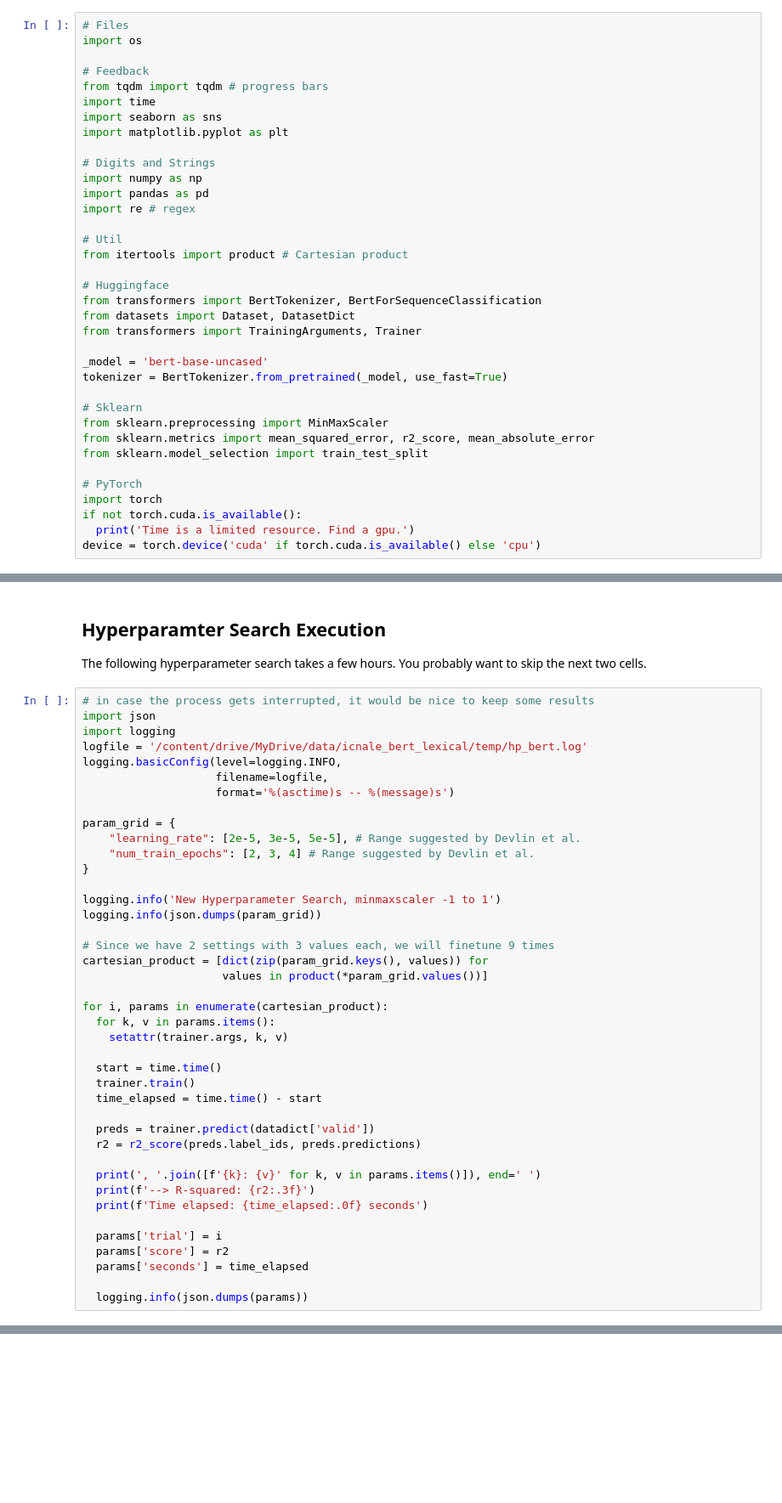
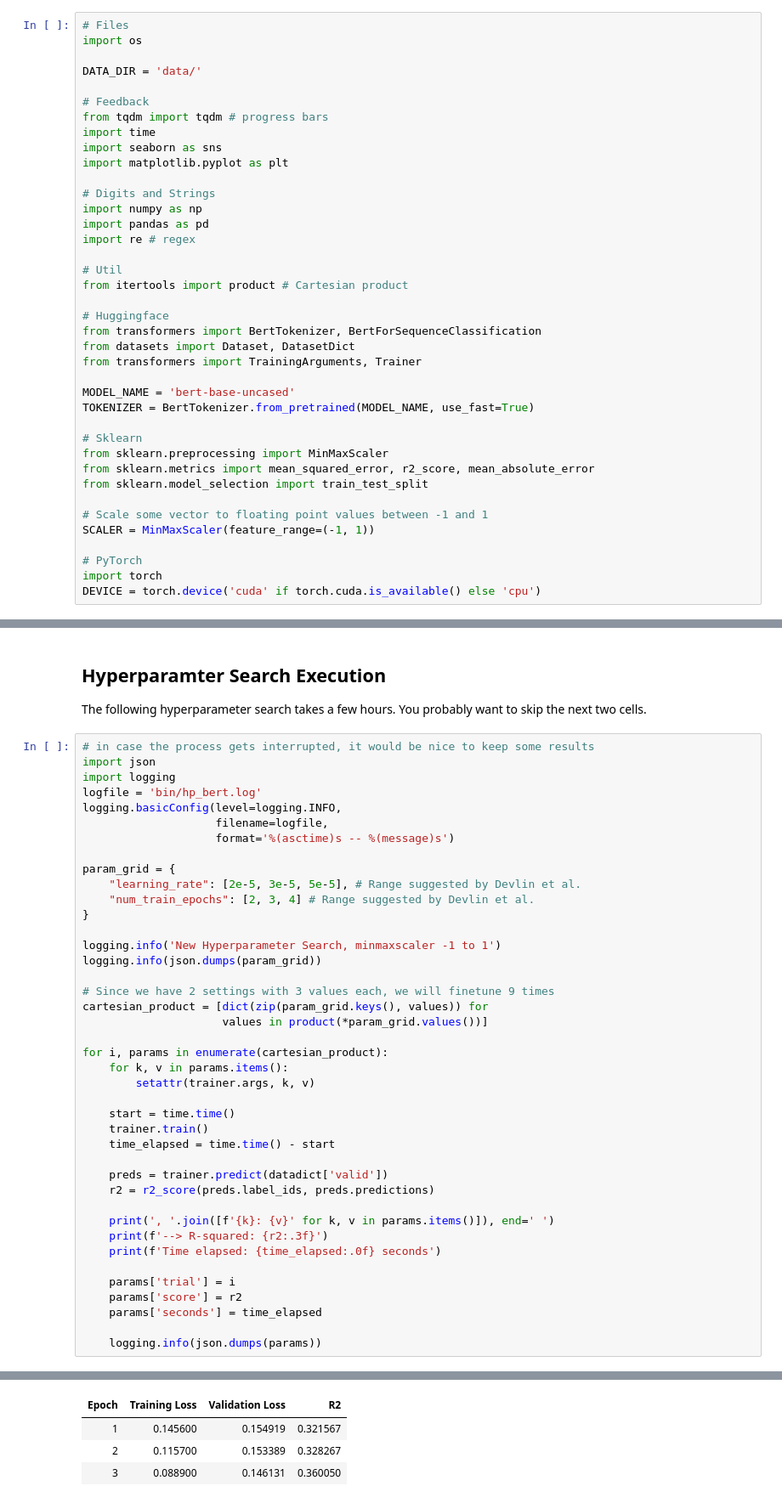
Before and after one commit to langdonholmes/lexical_analysis, a Jupyter notebook: ICNALE_lexical_finetune_bert.ipynb, the cells around one changed output, grey strips where cells are left out. Shown at 85% size. Cells and saved outputs as stored; diff of their text form; blank space fills up the shorter version.

```diff
--- a/ICNALE_lexical_finetune_bert.ipynb
+++ b/ICNALE_lexical_finetune_bert.ipynb
@@ -24,6 +8,8 @@ datascience 0.10.6 requires folium==0.2.1, but you have folium 0.8.3 which is in
 # %%
 # Files
 import os
+
+DATA_DIR = 'data/'
 
 # Feedback
 from tqdm import tqdm # progress bars
@@ -44,19 +30,20 @@ from transformers import BertTokenizer, BertForSequenceClassification
 from datasets import Dataset, DatasetDict
 from transformers import TrainingArguments, Trainer
 
-_model = 'bert-base-uncased'
-tokenizer = BertTokenizer.from_pretrained(_model, use_fast=True)
+MODEL_NAME = 'bert-base-uncased'
+TOKENIZER = BertTokenizer.from_pretrained(MODEL_NAME, use_fast=True)
 
 # Sklearn
 from sklearn.preprocessing import MinMaxScaler
 from sklearn.metrics import mean_squared_error, r2_score, mean_absolute_error
 from sklearn.model_selection import train_test_split
 
+# Scale some vector to floating point values between -1 and 1
+SCALER = MinMaxScaler(feature_range=(-1, 1))
+
 # PyTorch
 import torch
-if not torch.cuda.is_available():
-  print('Time is a limited resource. Find a gpu.')
-device = torch.device('cuda' if torch.cuda.is_available() else 'cpu')
+DEVICE = torch.device('cuda' if torch.cuda.is_available() else 'cpu')
 # %% [markdown]
 ## Data
 There are a lot of options to experiment with here, so let's manage them with a class.
@@ -209,7 +167,7 @@ The following hyperparameter search takes a few hours. You probably want to skip
 # in case the process gets interrupted, it would be nice to keep some results
 import json
 import logging
-logfile = '/content/drive/MyDrive/data/icnale_bert_lexical/temp/hp_bert.log'
+logfile = 'bin/hp_bert.log'
 logging.basicConfig(level=logging.INFO,
                     filename=logfile,
                     format='%(asctime)s -- %(message)s')
@@ -227,22 +185,23 @@ cartesian_product = [dict(zip(param_grid.keys(), values)) for
                      values in product(*param_grid.values())]
 
 for i, params in enumerate(cartesian_product):
-  for k, v in params.items():
-    setattr(trainer.args, k, v)
+    for k, v in params.items():
+        setattr(trainer.args, k, v)
 
-  start = time.time()
-  trainer.train()
-  time_elapsed = time.time() - start
+    start = time.time()
+    trainer.train()
+    time_elapsed = time.time() - start
 
-  preds = trainer.predict(datadict['valid'])
-  r2 = r2_score(preds.label_ids, preds.predictions)
+    preds = trainer.predict(datadict['valid'])
+    r2 = r2_score(preds.label_ids, preds.predictions)
 
-  print(', '.join([f'{k}: {v}' for k, v in params.items()]), end=' ')
-  print(f'--> R-squared: {r2:.3f}')
-  print(f'Time elapsed: {time_elapsed:.0f} seconds')
+    print(', '.join([f'{k}: {v}' for k, v in params.items()]), end=' ')
+    print(f'--> R-squared: {r2:.3f}')
+    print(f'Time elapsed: {time_elapsed:.0f} seconds')
 
-  params['trial'] = i
-  params['score'] = r2
-  params['seconds'] = time_elapsed
+    params['trial'] = i
+    params['score'] = r2
+    params['seconds'] = time_elapsed
 
-  logging.info(json.dumps(params))
+    logging.info(json.dumps(params))
+# %% [output]
@@ -248,0 +276,4 @@ for i, params in enumerate(cartesian_product):
+| Epoch | Training Loss | Validation Loss | R2 |
+| 1 | 0.145600 | 0.154919 | 0.321567 |
+| 2 | 0.115700 | 0.153389 | 0.328267 |
+| 3 | 0.088900 | 0.146131 | 0.360050 |
```
Also changed, not shown: parts of 18 cells of this notebook, 3 other files.
